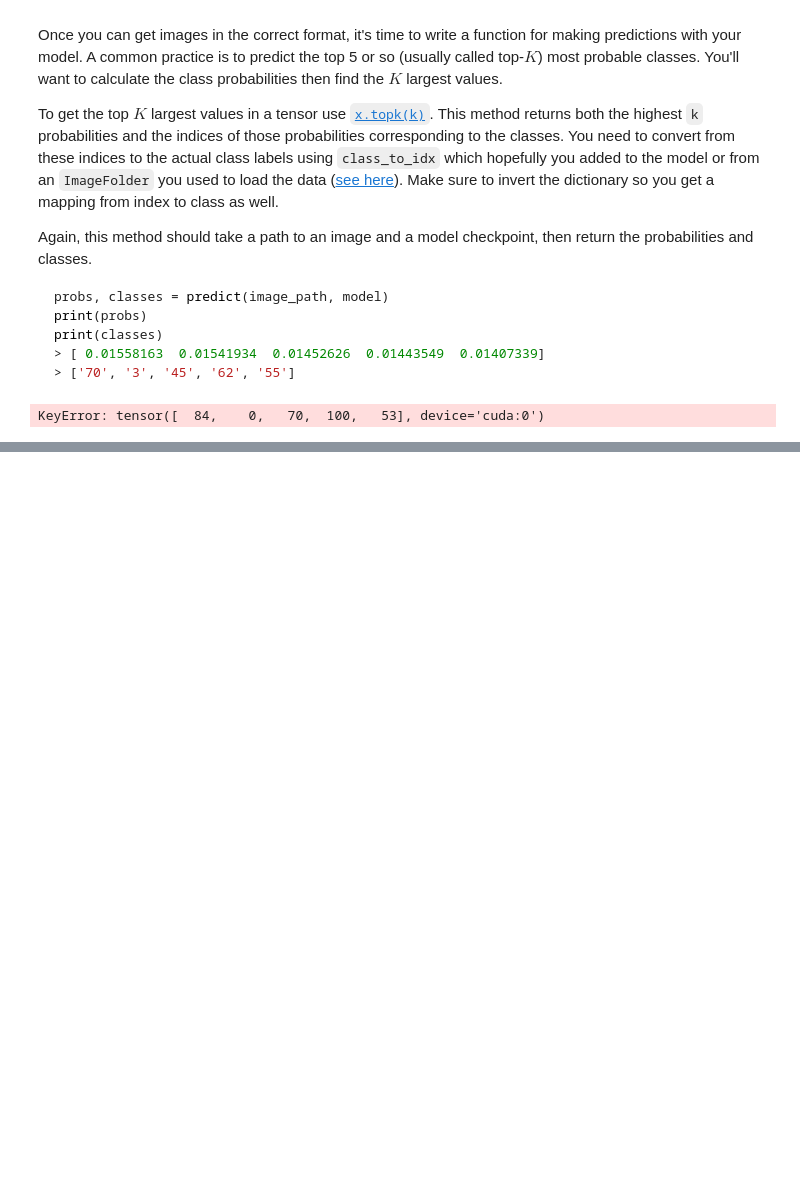
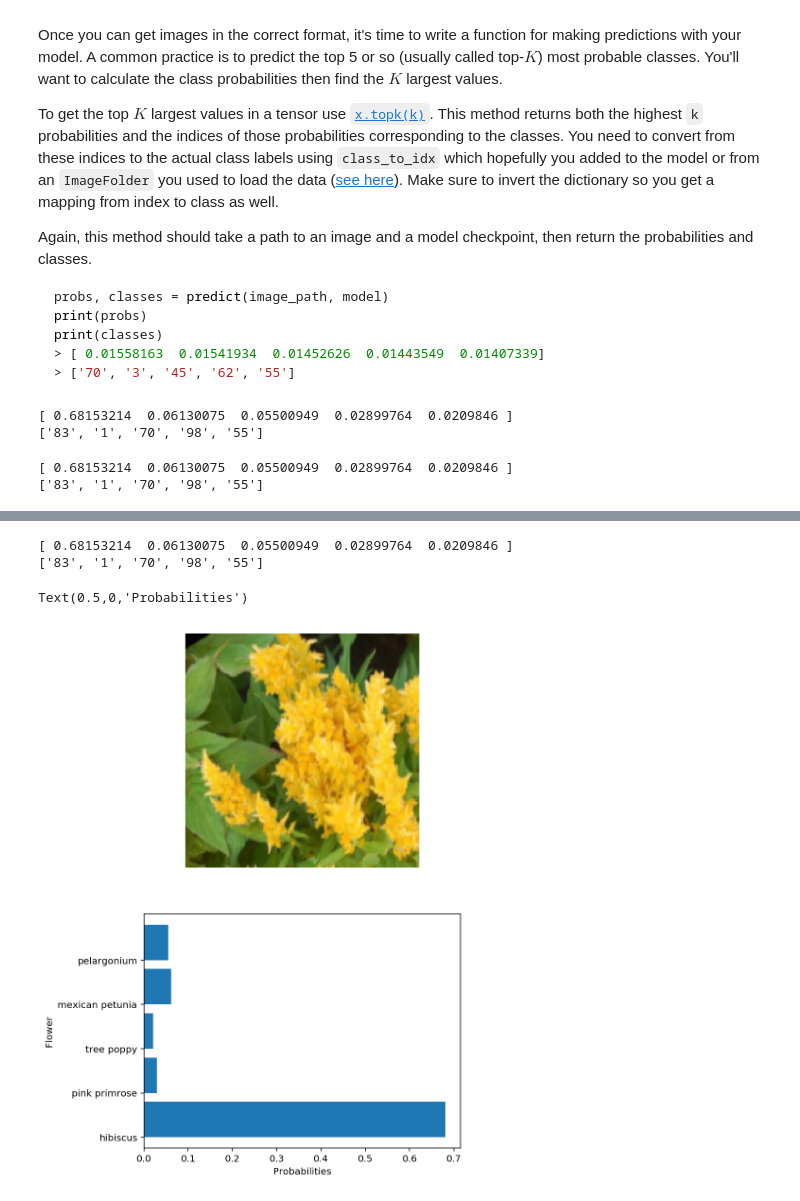
Before and after one commit to carlhero/image-classifier, a Jupyter notebook: Image Classifier Project.ipynb, the cells around one changed output, grey strips where cells are left out. Drawn from its saved outputs; the diff is of its cells as text; code cells hidden in the pictures; blank space fills up the shorter version.

```diff
--- a/Image Classifier Project.ipynb
+++ b/Image Classifier Project.ipynb
@@ -519,31 +520,39 @@ def predict(image_path, model, topk=5):
     device = torch.device('cuda' if torch.cuda.is_available() else 'cpu')
     model.to(device)
 
-    # image = Image.open(image_path)
-    image = process_image(image_path)
-    #image = image.numpy()
-    inputs = torch.from_numpy(image).type(torch.FloatTensor).unsqueeze_(0)
+    image_p = process_image(image_path)
+
+    inputs = torch.from_numpy(image_p).type(torch.FloatTensor).unsqueeze_(0)
     inputs = inputs.to(device)
 
     with torch.no_grad():
         logps = model.forward(inputs)
         ps = torch.exp(logps)
-        probs, classes = ps.topk(topk, dim=1)
+        top_probs, top_classes = ps.topk(topk, dim=1)  # Returns tensors & top 5 predictions
 
-    props = probs.tolist()[0]
+    #props = probs.tolist()[0]
+    top_probs = top_probs.cpu().numpy()[0]
     class_to_idx = model.class_to_idx
     idx_to_class = {value:key for key, value in model.class_to_idx.items()}
 
-    classes = [idx_to_class[i] for i in classes]
-    return probs, classes
+    top_classes = top_classes.cpu().numpy()[0]
+    top_classes = [idx_to_class[i] for i in top_classes]
+
+    print(top_probs)
+    print(top_classes)
+    return top_probs, top_classes
 # %%
 image_path = 'flowers/test/1/image_06743.jpg'
-
 probs, classes = predict(image_path, model)
-print(probs)
-print(classes)
 # %% [output]
-KeyError: tensor([  84,    0,   70,  100,   53], device='cuda:0')
+[ 0.68153214  0.06130075  0.05500949  0.02899764  0.0209846 ]
+['83', '1', '70', '98', '55']
+# %%
+print(probs)
+print(classes)
+# %% [output]
+[ 0.68153214  0.06130075  0.05500949  0.02899764  0.0209846 ]
+['83', '1', '70', '98', '55']
 # %% [markdown]
 ## Sanity Checking
 
@@ -556,0 +564,28 @@ You can convert from the class integer encoding to actual flower names with the
+# %%
+# TODO: Display an image along with the top 5 classes
+fig, (ax1, ax2) = plt.subplots(figsize=(6,10), ncols=1,nrows=2)
+prob_p, classes_p = predict(image_path, model)
+class_names_p = [cat_to_name[i] for i in classes_p]
+
+# Display flower image
+imshow(image, ax = ax1)
+ax1.axis('off');
+
+probs = prob_p
+classes = class_names_p
+labels = list(cat_to_name.values())
+
+#top_k_names = list()
+
+for idx in classes:
+    top_k_names.extend([v for k, v in cat_to_name.items() if k == idx])
+
+ax2.barh(classes, probs, align='edge')
+ax2.set_yticklabels(classes)
+ax2.set_ylabel("Flower")
+ax2.set_xlabel("Probabilities")
+# %% [output]
+[ 0.68153214  0.06130075  0.05500949  0.02899764  0.0209846 ]
+['83', '1', '70', '98', '55']
+Text(0.5,0,'Probabilities')
+[figure, added]
```
Also changed, not shown: parts of 9 cells of this notebook.
